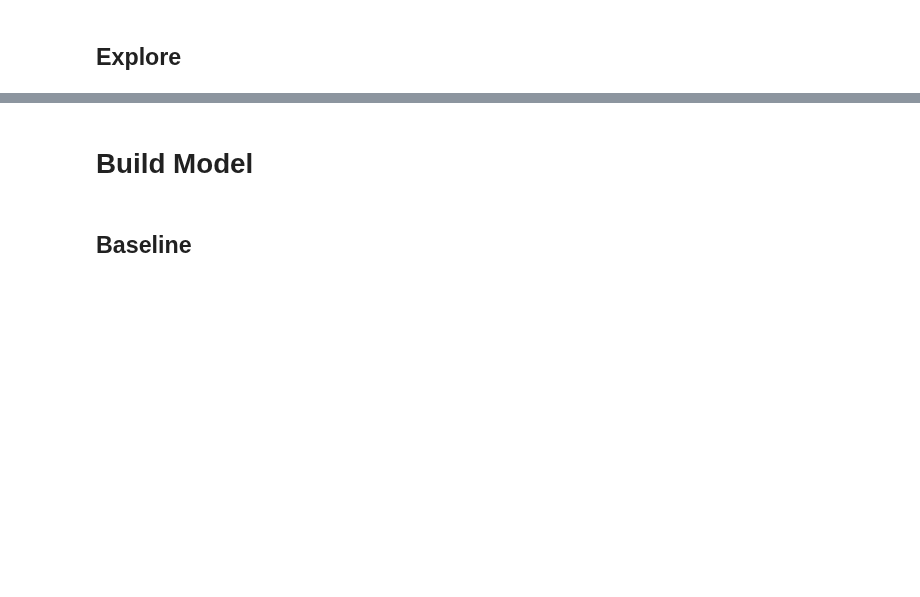
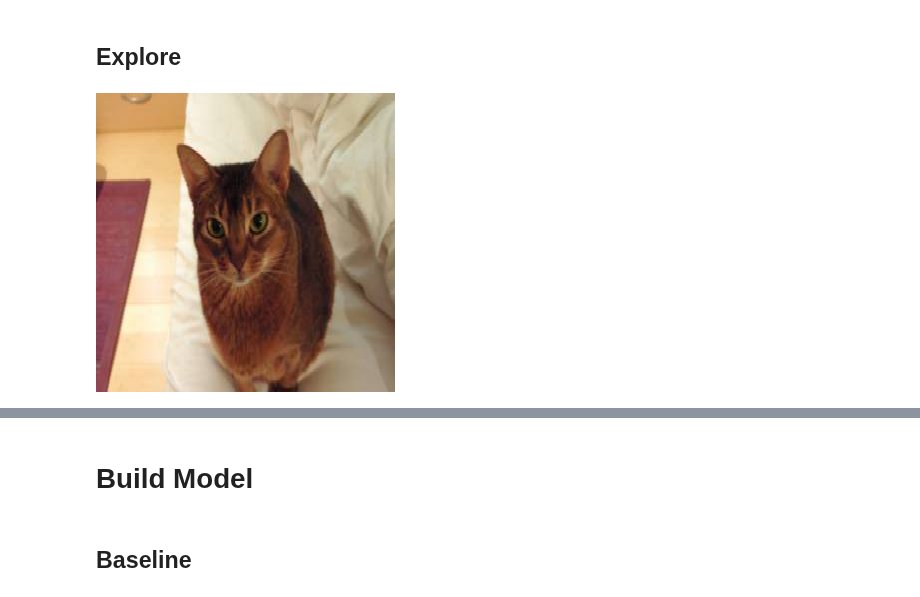
Before and after one commit to BuzzKanga/MLZoomCamp-CNN-CatBreedClassification, a Jupyter notebook: notebook.ipynb, the cells around one changed output, grey strips where cells are left out. Saved outputs shown, nothing was run; the diff lists cells and outputs as text; code cells hidden in the pictures; blank space fills up the shorter version.

```diff
--- a/notebook.ipynb
+++ b/notebook.ipynb
@@ -50,10 +53,12 @@ else:
 # %%
 # check that an image can be loaded
 path = './data/train/Abyssinian'
-name = 'Abyssinian_100.jpg'
+name = 'Abyssinian_10.jpg'
 fullname = f'{path}/{name}'
 img = load_img(fullname, target_size=(299, 299))
 img
+# %% [output]
+[figure, added]
 # %%
 x = np.array(img)
 x.shape
```
Also changed, not shown: parts of 88 cells of this notebook, 3 other files.
